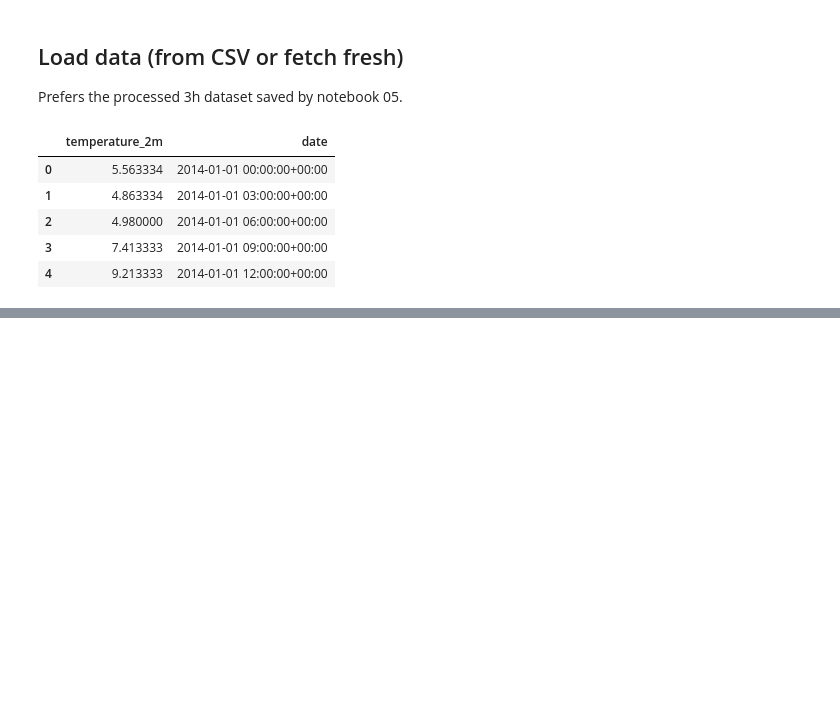
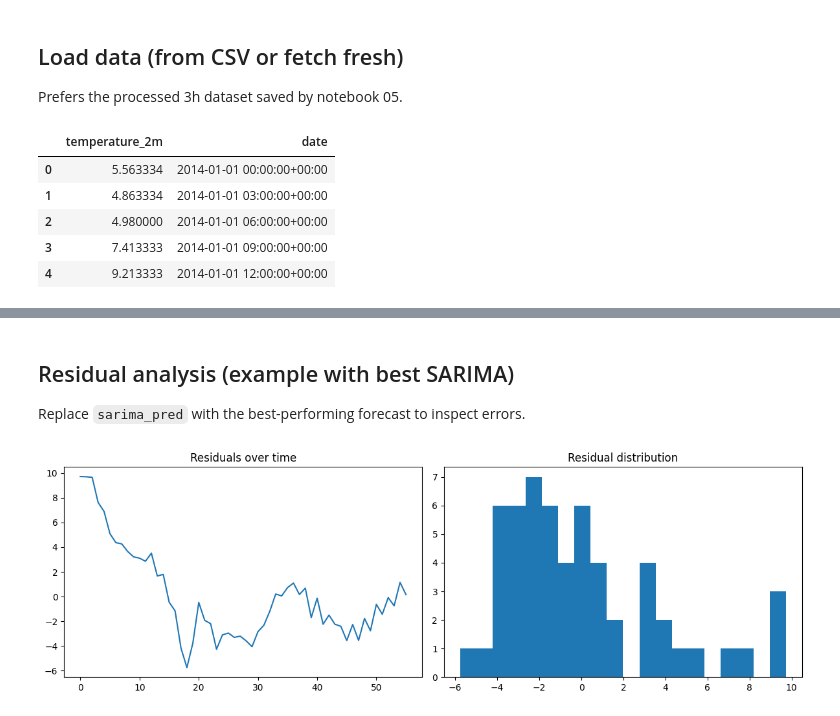
Before and after one commit to 2025-2026-estia-bihar/manuelli_laurent_projet_final, a Jupyter notebook: notebooks/06_weather_timeseries_modeling.ipynb, the cells around one changed output, grey strips where cells are left out. Saved outputs shown, nothing was run; the diff lists cells and outputs as text; code cells hidden in the pictures; blank space fills up the shorter version.

```diff
--- a/notebooks/06_weather_timeseries_modeling.ipynb
+++ b/notebooks/06_weather_timeseries_modeling.ipynb
@@ -90,6 +121,0 @@ arima_metrics
-# %%
-sarima = SARIMAModel(order=(2, 0, 2), seasonal_order=(1, 1, 1, 8))
-sarima.fit(train_df)
-sarima_pred = sarima.predict(test_df)
-sarima_metrics = compute_metrics(y_test, sarima_pred)
-sarima_metrics
@@ -114,0 +321,12 @@ Compare RandomForest and GradientBoosting baselines.
+# %%
+ml_train, ml_test = train_test_split_time(ml_feature_df, test_size=56)
+ml_y_train = ml_train["temperature_2m"]
+ml_y_test = ml_test["temperature_2m"]
+ml_feature_cols = [c for c in ml_feature_df.columns if c != "temperature_2m"]
+# %%
+# Linear Regression baseline
+linreg = RegressionModel(regressor=LinearRegression(), feature_cols=ml_feature_cols)
+linreg.fit(ml_train)
+linreg_pred = linreg.predict(ml_test)
+linreg_metrics = compute_metrics(ml_y_test, linreg_pred)
+linreg_metrics
@@ -133,7 +410,19 @@ Inspect error distribution for the best model (replace here with SARIMA).
+# %% [markdown]
+## Residual analysis (example with best SARIMA)
+Replace `sarima_pred` with the best-performing forecast to inspect errors.
 # %%
-residuals = y_test - sarima_pred
+if best_sarima:
+    sarima_best = SARIMAModel(order=best_sarima['order'], seasonal_order=best_sarima['seasonal'])
+    sarima_best.fit(series_train)
+    sarima_pred = sarima_best.predict(series_test)
+    residuals = series_test['temperature_2m'] - sarima_pred
+else:
+    residuals = y_test - rf_pred  # fallback
+
 fig, axes = plt.subplots(1, 2, figsize=(12, 4))
 residuals.plot(ax=axes[0], title='Residuals over time')
 axes[1].hist(residuals, bins=20)
 axes[1].set_title('Residual distribution')
 plt.tight_layout()
+# %% [output]
+[figure, added]
```
Also changed, not shown: parts of 27 cells of this notebook, 33 other files.
